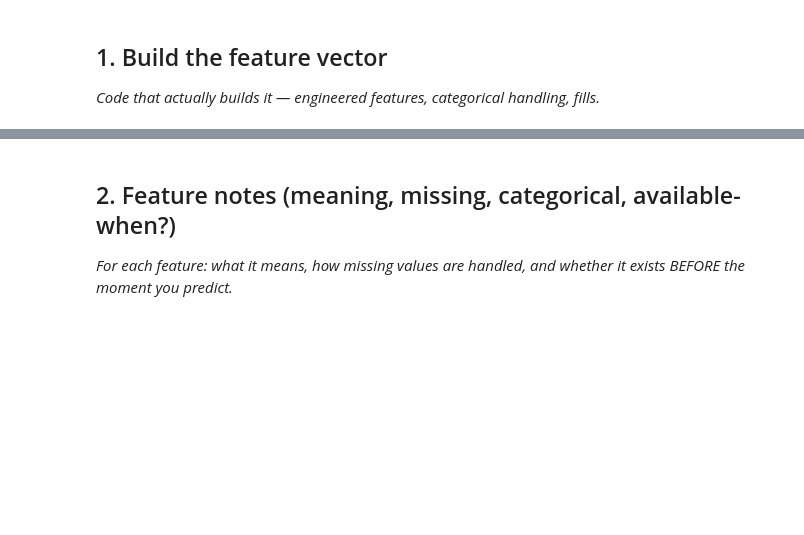
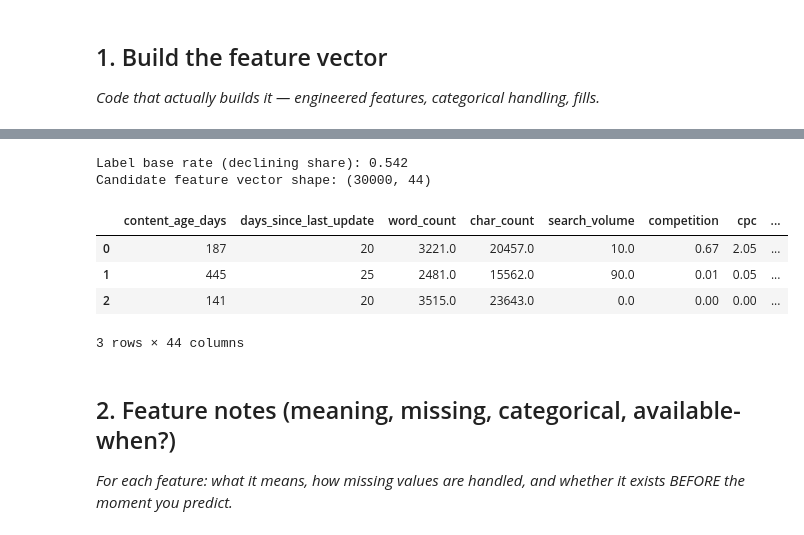
Before and after one commit to abdulhadi2005ag-cmd/flyrank-ml-internship-hadii, a Jupyter notebook: work/notebooks/w03_feature_leakage_check.ipynb, the cells around one changed output, grey strips where cells are left out. Drawn from its saved outputs; the diff is of its cells as text; code cells hidden in the pictures; blank space fills up the shorter version.

```diff
--- a/work/notebooks/w03_feature_leakage_check.ipynb
+++ b/work/notebooks/w03_feature_leakage_check.ipynb
@@ -6,3 +8,23 @@
 This skeleton is yours to fill. Work the sections **in order** — each one has a one-line hint. Simple words, honest numbers.
 
 > Working with an AI assistant? Tell it to read `skills/README.md` first and load the one skill this assignment names on its card.
+# %%
+import os, sys, subprocess
+
+IN_COLAB = "google.colab" in sys.modules
+REPO_URL = "https://github.com/abdulhadi2005ag-cmd/flyrank-ml-internship-hadii"
+REPO_DIR = "flyrank-ml-internship-hadii"
+
+if IN_COLAB:
+    if not os.path.isdir(REPO_DIR):
+        subprocess.run(["git", "clone", "--depth", "1", REPO_URL, REPO_DIR], check=True)
+    os.chdir(REPO_DIR)
+else:
+    while not os.path.isdir("data/raw") and os.getcwd() != "/":
+        os.chdir("..")
+
+import pandas as pd
+import numpy as np
+
+df = pd.read_csv("data/raw/content_refresh_anonymized.csv")
+print("Loaded:", df.shape)
@@ -16,3 +47,45 @@ This skeleton is yours to fill. Work the sections **in order** — each one has
+# %%
+# This cell is for CODE (numbers, a query, a check).
+# Write your text answer in the cell ABOVE this one — typing sentences here breaks Run All.
+label = (df["trend_direction"] == "down").astype(int)
+print("Label base rate (declining share):", round(label.mean(), 3))
+
+work = df.copy()
+
+# Missingness flags BEFORE filling — content_type drives missingness (feedly articles: no
+# search_volume/competition/cpc; keyword articles: ~28% missing word_count/char_count)
+work["has_search_volume_data"] = work["search_volume"].notna().astype(int)
+work["has_word_count_data"] = work["word_count"].notna().astype(int)
+work["has_position_data"] = (work["avg_position"] > 0).astype(int)  # avg_position==0 means NO DATA
+
+numeric_candidates = [
+    "content_age_days", "days_since_last_update", "word_count", "char_count",
+    "search_volume", "competition", "cpc",
+    "impressions_90d", "clicks_90d", "pageviews_90d", "sessions_90d", "users_90d",
+    "engaged_sessions_90d", "ai_sessions_90d", "scroll_events_90d",
+    "days_with_impressions", "days_with_sessions",
+    "impressions_last_30d", "clicks_last_30d", "sessions_last_30d",     # <- suspects mixed in here
+    "impressions_prev_30d", "clicks_prev_30d", "sessions_prev_30d",     # <- suspects mixed in here
+    "ctr", "avg_position", "engagement_rate", "scroll_rate", "ai_traffic_pct",
+]
+
+X_numeric = work[numeric_candidates].fillna(0)
+X_numeric = pd.concat([X_numeric, work[["has_search_volume_data", "has_word_count_data", "has_position_data"]]], axis=1)
+
+categorical_candidates = ["content_type", "main_intent", "competition_level"]
+X_categorical = pd.get_dummies(work[categorical_candidates], dummy_na=True, prefix=categorical_candidates)
+
+X_candidate = pd.concat([X_numeric, X_categorical], axis=1)
+print("Candidate feature vector shape:", X_candidate.shape)
+X_candidate.head(3)
+# %% [output]
+Label base rate (declining share): 0.542
+Candidate feature vector shape: (30000, 44)
+|  | content_age_days | days_since_last_update | word_count | char_count | search_volume | competition | cpc | ... |
+| 0 | 187 | 20 | 3221.0 | 20457.0 | 10.0 | 0.67 | 2.05 | ... |
+| 1 | 445 | 25 | 2481.0 | 15562.0 | 90.0 | 0.01 | 0.05 | ... |
+| 2 | 141 | 20 | 3515.0 | 23643.0 | 0.0 | 0.00 | 0.00 | ... |
+3 rows × 44 columns
 # %% [markdown]
 ## 2. Feature notes (meaning, missing, categorical, available-when?)
 
```
Also changed, not shown: parts of 15 cells of this notebook.
